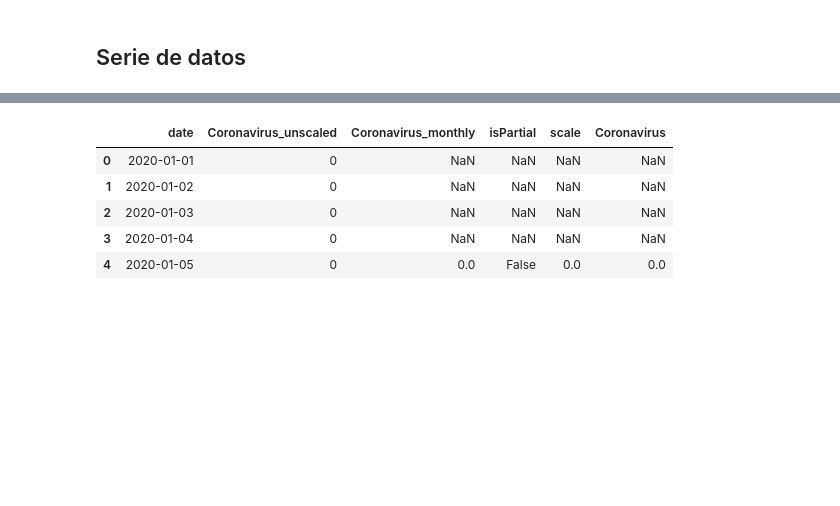
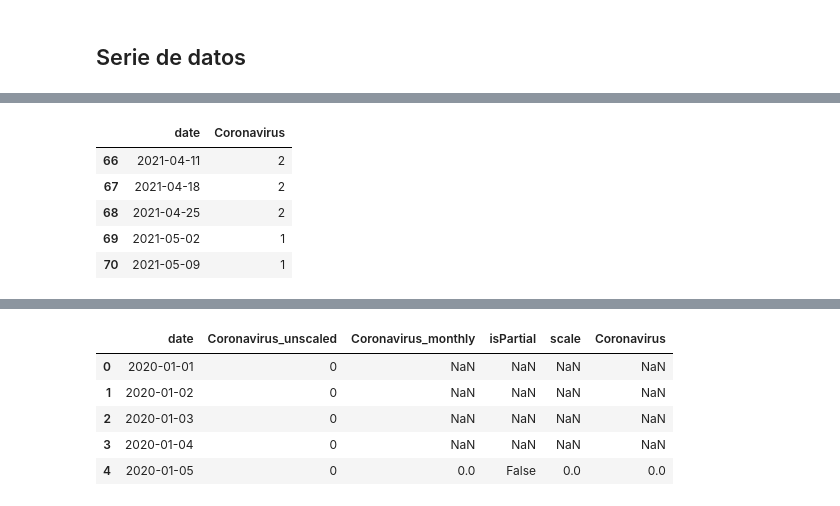
Before and after one commit to benjov/Paper-Covid-2020, a Jupyter notebook: Estadisticas_GoogleTrends.ipynb, the cells around one changed output, grey strips where cells are left out. Saved outputs shown, nothing was run; the diff lists cells and outputs as text; code cells hidden in the pictures; blank space fills up the shorter version.

```diff
--- a/Estadisticas_GoogleTrends.ipynb
+++ b/Estadisticas_GoogleTrends.ipynb
@@ -46,5 +46,14 @@ data.head()
 | 3 | 2020-01-26 | 11 |
 | 4 | 2020-02-02 | 8 |
+# %%
+data.tail()
+# %% [output]
+|  | date | Coronavirus |
+| 66 | 2021-04-11 | 2 |
+| 67 | 2021-04-18 | 2 |
+| 68 | 2021-04-25 | 2 |
+| 69 | 2021-05-02 | 1 |
+| 70 | 2021-05-09 | 1 |
 # %%
 # Series
 
```
Also changed, not shown: parts of 7 cells of this notebook, 2 other files.
